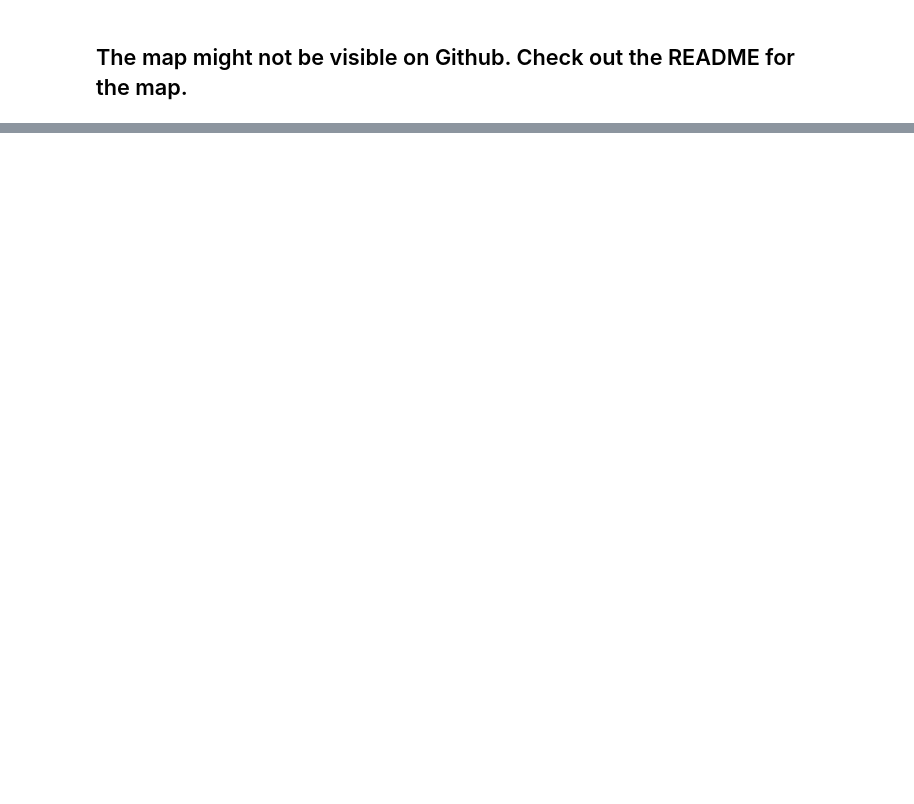
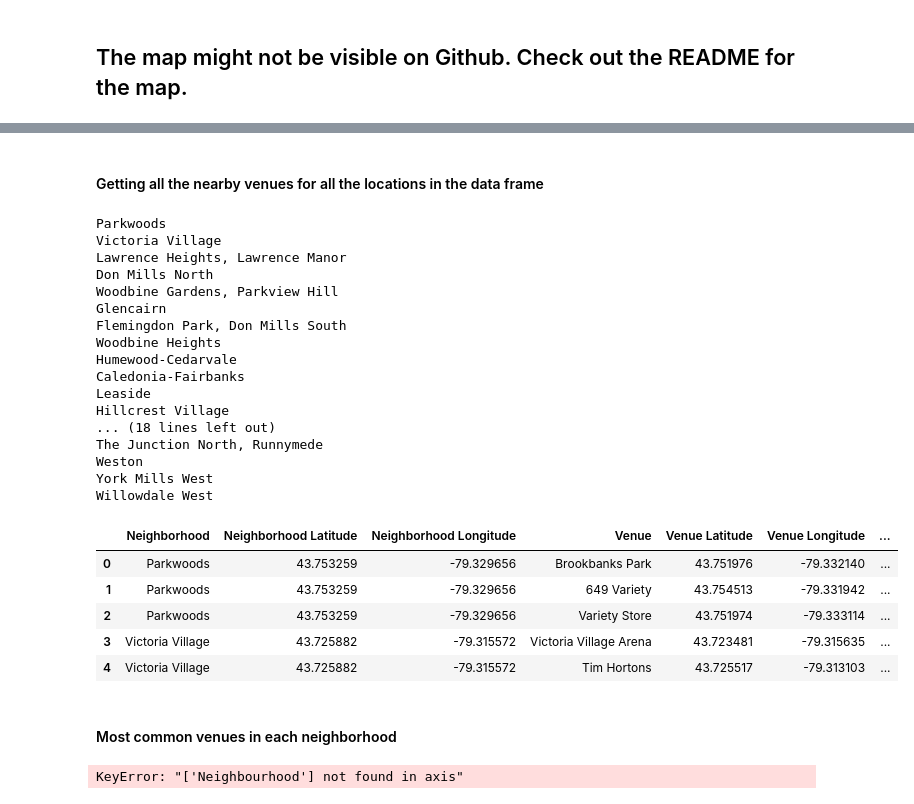
Before and after one commit to MofeJ/capston-example, a Jupyter notebook: Segmenting & Clustering Neighborhoods.ipynb, the cells around one changed output, grey strips where cells are left out. Saved outputs shown, nothing was run; the diff lists cells and outputs as text; code cells hidden in the pictures; blank space fills up the shorter version.

```diff
--- a/Segmenting & Clustering Neighborhoods.ipynb
+++ b/Segmenting & Clustering Neighborhoods.ipynb
@@ -171,0 +184,4 @@ map_toronto
+# %%
+CLIENT_ID = 'EJMJNOFHA54VFQ15ZNKBOCGMCAMJ422ETO2AEX3T5DASYZFE'
+CLIENT_SECRET = '2TM4W45FHGBJGX0U5NSIQTD44ANK3INJJ1LFHKMGJM0SUIFO'
+VERSION = '20180605'
@@ -171,0 +231,3 @@ map_toronto
+# %%
+df = df3[df3['Borough'].str.contains("York")]
+df.head()
@@ -171,0 +241,71 @@ map_toronto
+# %% [markdown]
+#### Getting all the nearby venues for all the locations in the data frame
+# %%
+toronto_venues = getNearbyVenues(names=df["Neighbourhood"],
+                                   latitudes=df['Latitude'],
+                                   longitudes=df['Longitude']
+                                  )
+toronto_venues.head(5)
+# %% [output]
+Parkwoods
+Victoria Village
+Lawrence Heights, Lawrence Manor
+Don Mills North
+Woodbine Gardens, Parkview Hill
+Glencairn
+Flemingdon Park, Don Mills South
+Woodbine Heights
+Humewood-Cedarvale
+Caledonia-Fairbanks
+Leaside
+Hillcrest Village
+... (18 lines left out)
+The Junction North, Runnymede
+Weston
+York Mills West
+Willowdale West
+|  | Neighborhood | Neighborhood Latitude | Neighborhood Longitude | Venue | Venue Latitude | Venue Longitude | ... |
+| 0 | Parkwoods | 43.753259 | -79.329656 | Brookbanks Park | 43.751976 | -79.332140 | ... |
+| 1 | Parkwoods | 43.753259 | -79.329656 | 649 Variety | 43.754513 | -79.331942 | ... |
+| 2 | Parkwoods | 43.753259 | -79.329656 | Variety Store | 43.751974 | -79.333114 | ... |
+| 3 | Victoria Village | 43.725882 | -79.315572 | Victoria Village Arena | 43.723481 | -79.315635 | ... |
+| 4 | Victoria Village | 43.725882 | -79.315572 | Tim Hortons | 43.725517 | -79.313103 | ... |
+# %% [markdown]
+#### Most common venues in each neighborhood
+# %%
+toronto_onehot = pd.get_dummies(toronto_venues[['Venue Category']], prefix="", prefix_sep="")
+toronto_onehot.drop(['Neighborhood'],axis=1,inplace=True)
+toronto_onehot.insert(loc=0, column='Neighborhood', value=toronto_venues['Neighborhood'] )
+
+toronto_grouped = toronto_onehot.groupby('Neighborhood').mean().reset_index()
+toronto_grouped.head()
+
+
+def return_most_common_venues(row, num_top_venues):
+    row_categories = row.iloc[1:]
+    row_categories_sorted = row_categories.sort_values(ascending=False)
+
+    return row_categories_sorted.index.values[0:num_top_venues]
+
+num_top_venues = 10
+
+indicators = ['st', 'nd', 'rd']
+
+# create columns according to number of top venues
+columns = ['Neighborhood']
+for ind in np.arange(num_top_venues):
+    try:
+        columns.append('{}{} Most Common Venue'.format(ind+1, indicators[ind]))
+    except:
+        columns.append('{}th Most Common Venue'.format(ind+1))
+
+# create a new dataframe
+neighborhoods_venues_sorted = pd.DataFrame(columns=columns)
+neighborhoods_venues_sorted['Neighborhood'] = toronto_grouped['Neighborhood']
+
+for ind in np.arange(toronto_grouped.shape[0]):
+    neighborhoods_venues_sorted.iloc[ind, 1:] = return_most_common_venues(toronto_grouped.iloc[ind, :], num_top_venues)
+
+neighborhoods_venues_sorted.head()
+# %% [output]
+KeyError: "['Neighbourhood'] not found in axis"
```
Also changed, not shown: parts of 8 cells of this notebook.
